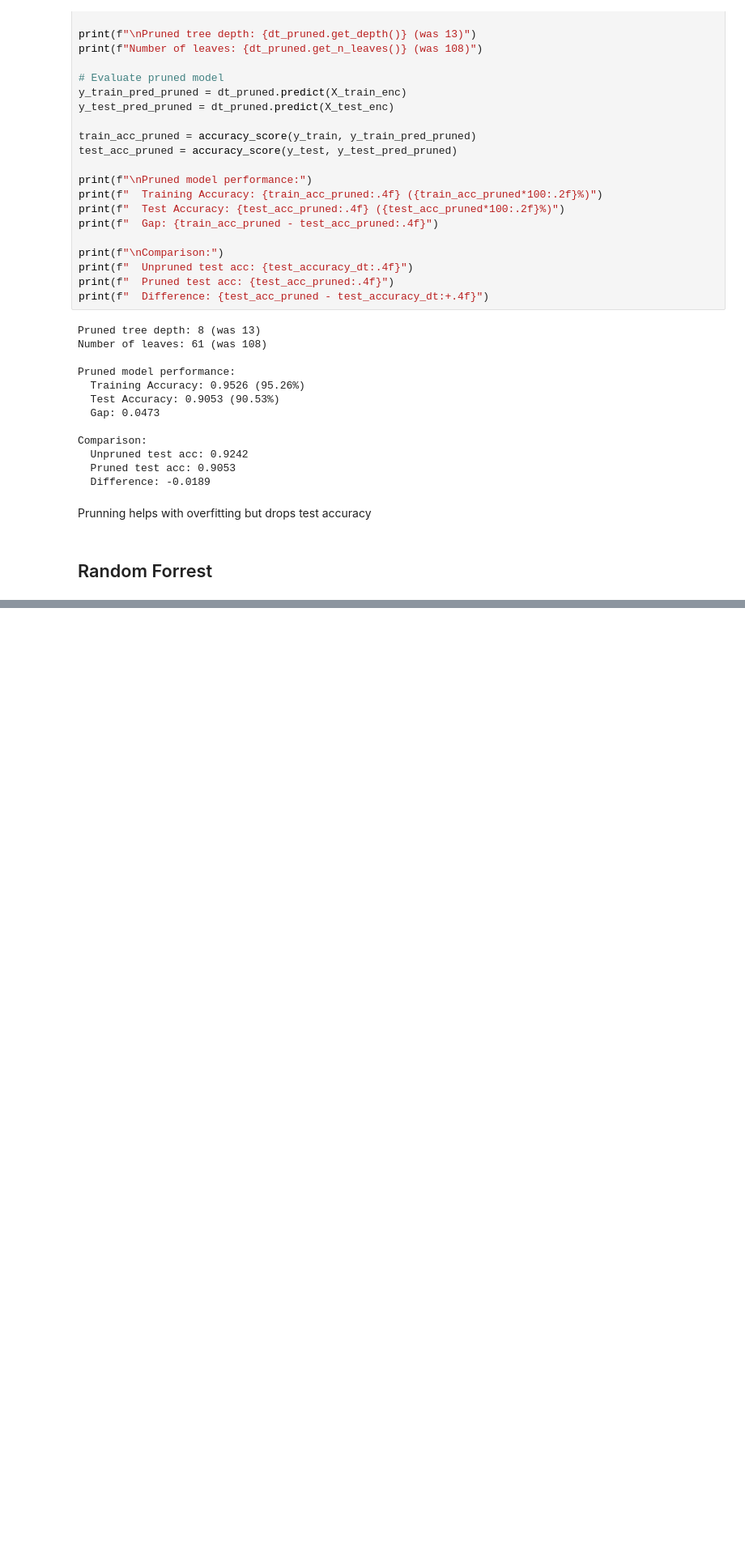
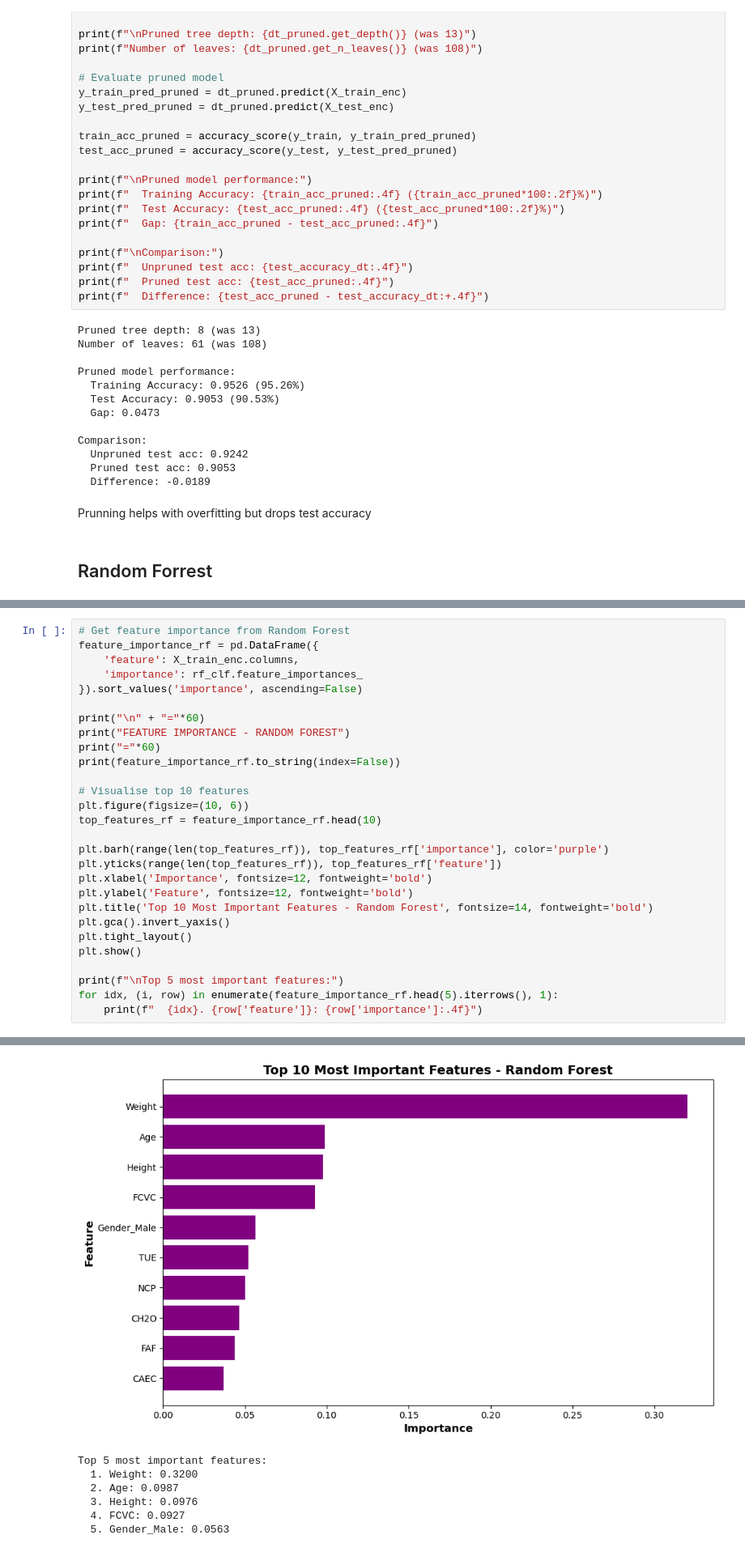
Before and after one commit to r-leeper/scu_obesity_assignment, a Jupyter notebook: cs818_assignment_supervised.ipynb, the cells around one changed output, grey strips where cells are left out. Shown at 81% size. Cells and saved outputs as stored; diff of their text form; blank space fills up the shorter version.

```diff
--- a/cs818_assignment_supervised.ipynb
+++ b/cs818_assignment_supervised.ipynb
@@ -494,0 +610,29 @@ Prunning helps with overfitting but drops test accuracy
+# %%
+# Get feature importance from Random Forest
+feature_importance_rf = pd.DataFrame({
+    'feature': X_train_enc.columns,
+    'importance': rf_clf.feature_importances_
+}).sort_values('importance', ascending=False)
+
+print("\n" + "="*60)
+print("FEATURE IMPORTANCE - RANDOM FOREST")
+print("="*60)
+print(feature_importance_rf.to_string(index=False))
+
+# Visualise top 10 features
+plt.figure(figsize=(10, 6))
+top_features_rf = feature_importance_rf.head(10)
+
+plt.barh(range(len(top_features_rf)), top_features_rf['importance'], color='purple')
+plt.yticks(range(len(top_features_rf)), top_features_rf['feature'])
+plt.xlabel('Importance', fontsize=12, fontweight='bold')
+plt.ylabel('Feature', fontsize=12, fontweight='bold')
+plt.title('Top 10 Most Important Features - Random Forest', fontsize=14, fontweight='bold')
+plt.gca().invert_yaxis()
+plt.tight_layout()
+plt.show()
+
+print(f"\nTop 5 most important features:")
+for idx, (i, row) in enumerate(feature_importance_rf.head(5).iterrows(), 1):
+    print(f"  {idx}. {row['feature']}: {row['importance']:.4f}")
+# %% [output]
@@ -494,0 +656,7 @@ Prunning helps with overfitting but drops test accuracy
+[figure, added]
+Top 5 most important features:
+  1. Weight: 0.3200
+  2. Age: 0.0987
+  3. Height: 0.0976
+  4. FCVC: 0.0927
+  5. Gender_Male: 0.0563
```
Also changed, not shown: parts of 5 cells of this notebook.
